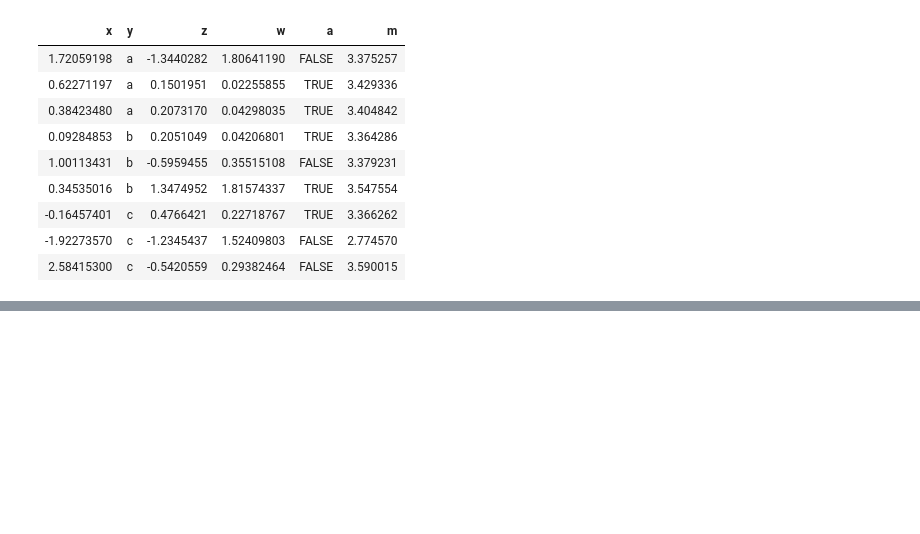
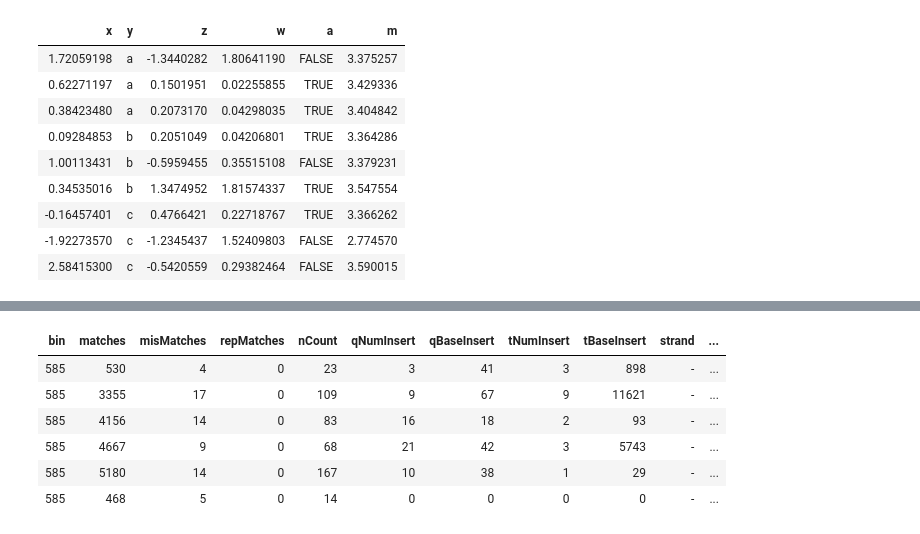
Before and after one commit to Reactor11/Data-Science-Using-R, a Jupyter notebook: Getting and Cleaning Data/Getting and Cleaning Data - Notes.ipynb, the cells around one changed output, grey strips where cells are left out. Drawn from its saved outputs; the diff is of its cells as text; code cells hidden in the pictures; blank space fills up the shorter version.

```diff
--- a/Getting and Cleaning Data/Getting and Cleaning Data - Notes.ipynb
+++ b/Getting and Cleaning Data/Getting and Cleaning Data - Notes.ipynb
@@ -82,0 +112,4 @@ DT
+# %%
+hg19 <- dbConnect(MySQL(),user="genome",db="hg19",host="genome-mysql.cse.ucsc.edu")
+allTable <- dbListTables(hg19)
+length(allTable)
@@ -82,0 +135,2 @@ DT
+# %%
+affyData <- dbReadTable(hg19,"affyU133Plus2")
@@ -82,0 +155,10 @@ DT
+# %%
+head(affyData)
+# %% [output]
+| bin | matches | misMatches | repMatches | nCount | qNumInsert | qBaseInsert | tNumInsert | tBaseInsert | strand | ... |
+| 585 | 530 | 4 | 0 | 23 | 3 | 41 | 3 | 898 | - | ... |
+| 585 | 3355 | 17 | 0 | 109 | 9 | 67 | 9 | 11621 | - | ... |
+| 585 | 4156 | 14 | 0 | 83 | 16 | 18 | 2 | 93 | - | ... |
+| 585 | 4667 | 9 | 0 | 68 | 21 | 42 | 3 | 5743 | - | ... |
+| 585 | 5180 | 14 | 0 | 167 | 10 | 38 | 1 | 29 | - | ... |
+| 585 | 468 | 5 | 0 | 14 | 0 | 0 | 0 | 0 | - | ... |
```
Also changed, not shown: parts of 12 cells of this notebook.
